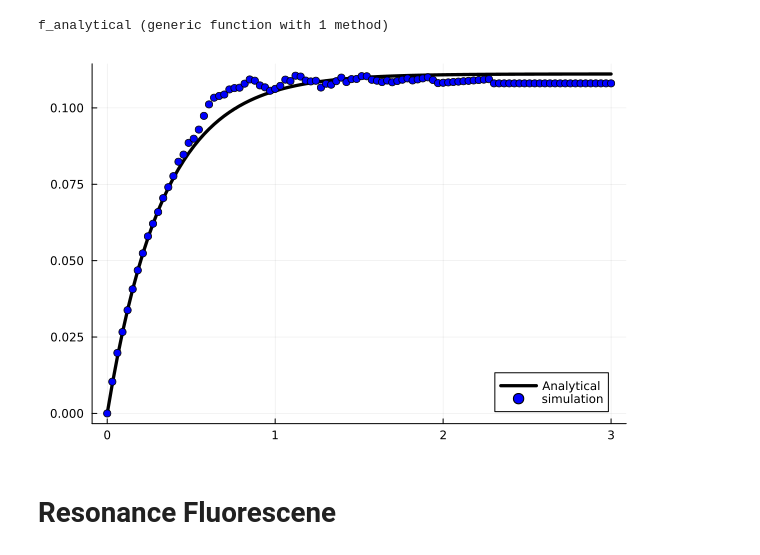
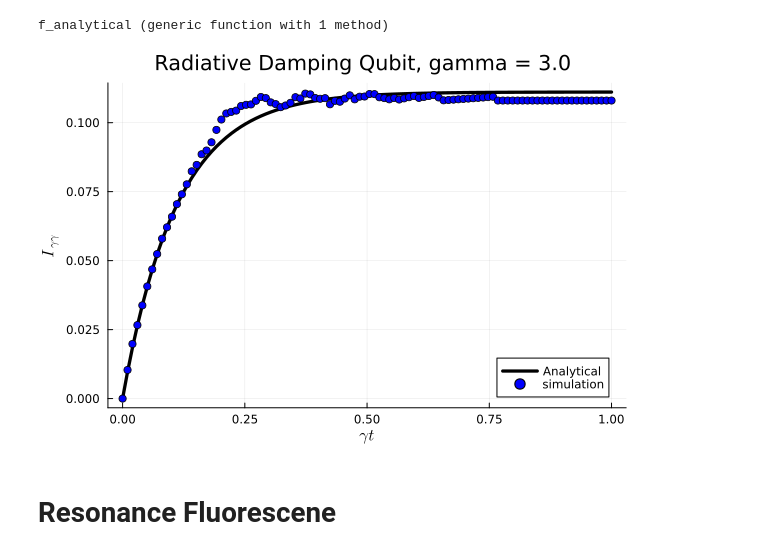
Before and after one commit to Ste1nb0cK/QuTaM.jl, a Jupyter notebook: notebooks/Monitoring.ipynb, the cells around one changed output. Cells and saved outputs as stored; diff of their text form; code cells hidden in the pictures.

```diff
--- a/notebooks/Monitoring.ipynb
+++ b/notebooks/Monitoring.ipynb
@@ -270,10 +248,11 @@ f_analytical(t) = (1-exp(-QuTaM.rd_gamma*t))/(QuTaM.rd_gamma^2)
 # %% [output]
 f_analytical (generic function with 1 method)
 # %%
-plot(t_given, f_analytical.(t_given), label="Analytical", color="black", linewidth=3.3)
-scatter!(t_given, fi, label="simulation", color="blue")
+plot(t_given/QuTaM.rd_gamma, f_analytical.(t_given), label="Analytical", color="black", linewidth=3.3)
+scatter!(t_given/QuTaM.rd_gamma, fi, label="simulation", color="blue", xlabel=L"\gamma t",
+    ylabel=L"I_{\gamma\gamma}", title="Radiative Damping Qubit, gamma = $(QuTaM.rd_gamma) ")
 # %% [output]
-[figure, old version]
+[figure, new version]
 # %% [markdown]
 # Resonance Fluorescene
 # %% [markdown]
```
Also changed, not shown: parts of 12 cells of this notebook, 2 other files.
